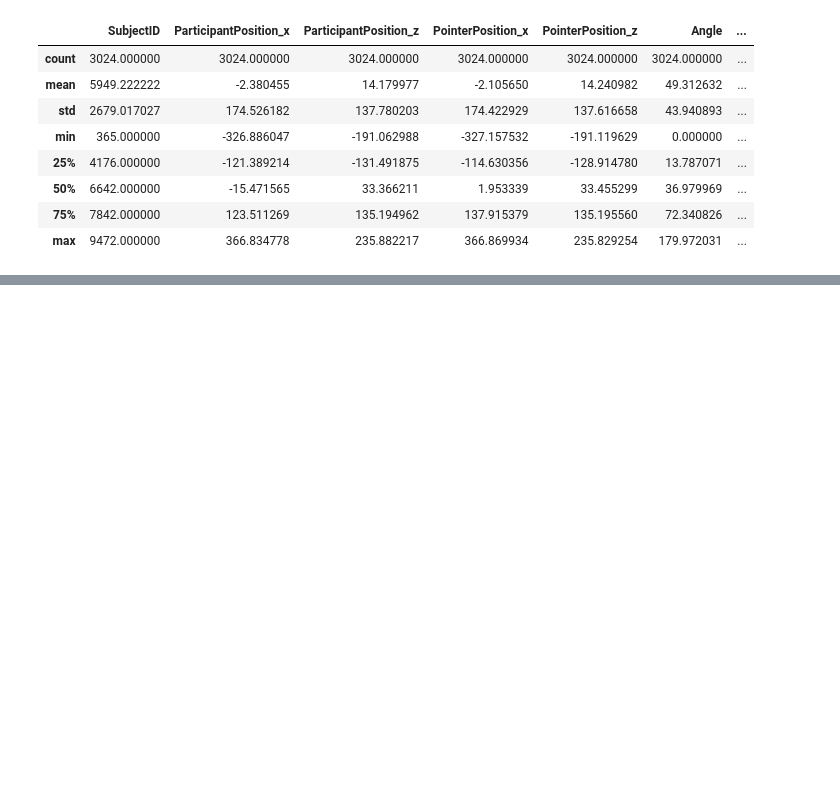
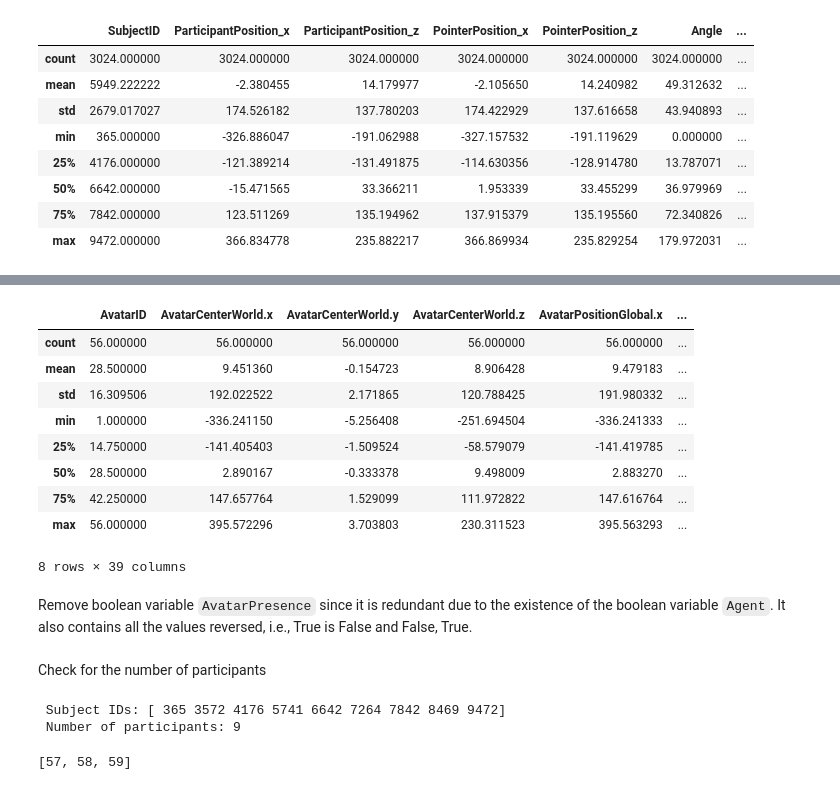
Before and after one commit to nora-maleki/humanA-pointing-task-analysis, a Jupyter notebook: analyses/01_main/01_preprocessing.ipynb, the cells around one changed output, grey strips where cells are left out. Drawn from its saved outputs; the diff is of its cells as text; code cells hidden in the pictures; blank space fills up the shorter version.

```diff
--- a/analyses/01_main/01_preprocessing.ipynb
+++ b/analyses/01_main/01_preprocessing.ipynb
@@ -92,0 +141,15 @@ all_buildings.head()
+# %%
+avatar_info.describe()
+# %% [output]
+|  | AvatarID | AvatarCenterWorld.x | AvatarCenterWorld.y | AvatarCenterWorld.z | AvatarPositionGlobal.x | ... |
+| count | 56.000000 | 56.000000 | 56.000000 | 56.000000 | 56.000000 | ... |
+| mean | 28.500000 | 9.451360 | -0.154723 | 8.906428 | 9.479183 | ... |
+| std | 16.309506 | 192.022522 | 2.171865 | 120.788425 | 191.980332 | ... |
+| min | 1.000000 | -336.241150 | -5.256408 | -251.694504 | -336.241333 | ... |
+| 25% | 14.750000 | -141.405403 | -1.509524 | -58.579079 | -141.419785 | ... |
+| 50% | 28.500000 | 2.890167 | -0.333378 | 9.498009 | 2.883270 | ... |
+| 75% | 42.250000 | 147.657764 | 1.529099 | 111.972822 | 147.616764 | ... |
+| max | 56.000000 | 395.572296 | 3.703803 | 230.311523 | 395.563293 | ... |
+8 rows × 39 columns
+# %% [markdown]
+Remove boolean variable ` AvatarPresence ` since it is redundant due to the existence of the boolean variable ` Agent `. It also contains all the values reversed, i.e., True is False and False, True.
@@ -92,0 +158,17 @@ all_buildings.head()
+# %% [markdown]
+Check for the number of participants
+# %%
+subj_ids = dataset.SubjectID.unique()
+print(f' Subject IDs: {subj_ids}\n',
+      f'Number of participants: {len(subj_ids)}')
+# %% [output]
+ Subject IDs: [ 365 3572 4176 5741 6642 7264 7842 8469 9472]
+ Number of participants: 9
+# %%
+not_common_ids = list(set(all_buildings.BuildingID.unique())
+                    # - set(dataset.PointingTargetBuildingId.unique())
+                    - set(avatar_info.AvatarID.unique())
+                  )
+not_common_ids
+# %% [output]
+[57, 58, 59]
```
Also changed, not shown: parts of 16 cells of this notebook.
